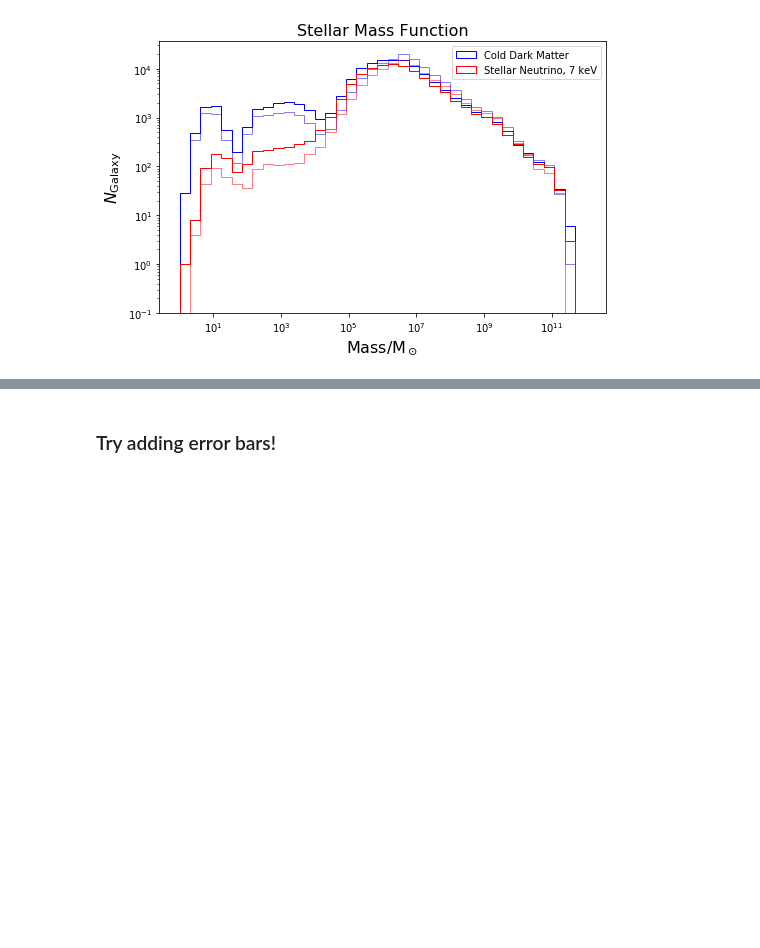
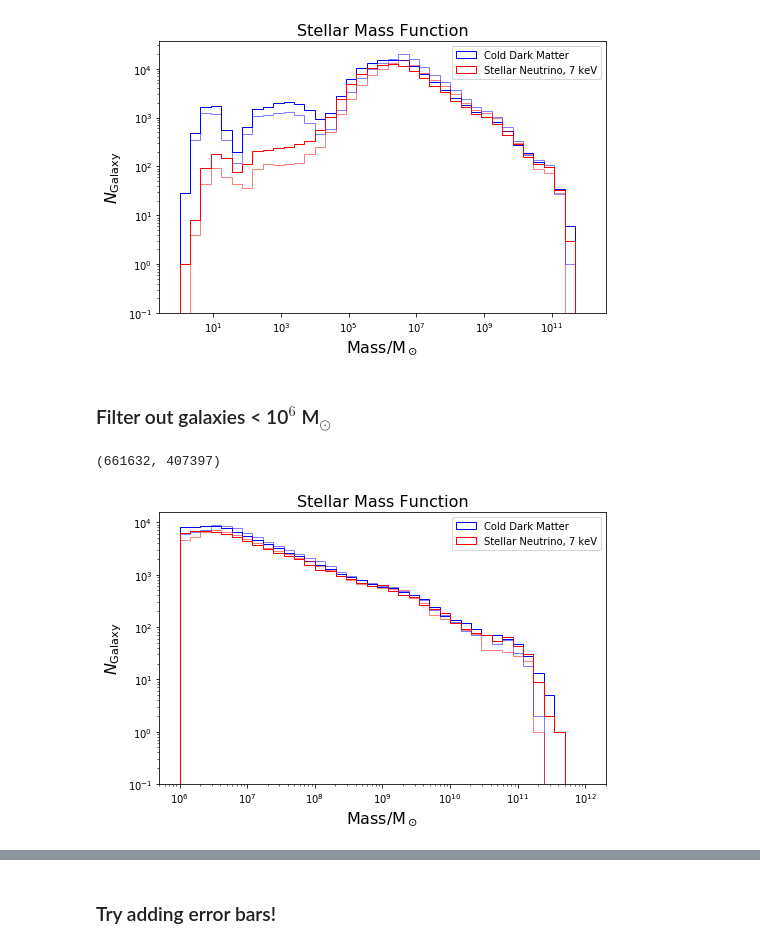
Before and after one commit to mshiferaw/WDM, a Jupyter notebook: Summer 2020/0 Environment_Galaxies_Part3.ipynb, the cells around one changed output, grey strips where cells are left out. Drawn from its saved outputs; the diff is of its cells as text; code cells hidden in the pictures; blank space fills up the shorter version.

```diff
--- a/Summer 2020/0 Environment_Galaxies_Part3.ipynb
+++ b/Summer 2020/0 Environment_Galaxies_Part3.ipynb
@@ -299,3 +299,16 @@ plt.legend()
 plt.show()
 # %% [output]
 [figure]
+# %% [markdown]
+### Filter out galaxies < 10$^6$ M$_\odot$
+# %%
+# filter out galaxies less than 10^6 solar masses
+cdm_envelope_mass_filtered=cdm_envelope_mass[cdm_galaxy_mass>10**6]
+wdm_envelope_mass_filtered=wdm_envelope_mass[wdm_galaxy_mass>10**6]
+
+cdm_galaxy_mass_filtered=cdm_galaxy_mass[cdm_galaxy_mass>10**6]
+wdm_galaxy_mass_filtered=wdm_galaxy_mass[wdm_galaxy_mass>10**6]
+
+len(cdm_galaxy_mass),len(cdm_galaxy_mass_filtered)
+# %% [output]
+(661632, 407397)
@@ -302,2 +326,24 @@ plt.show()
+# %%
+# Create a histogram
+bins = np.logspace(6, 12, 40) #always pre-specify bins
+
+fig = plt.figure(figsize = (8,5))
+N_cdm_top,bins_cdm_top,patches_cdm_top=plt.hist(cdm_top_galaxy_mass_filtered,label='Cold Dark Matter',color='blue',
+                                                bins=bins, log = True, histtype = 'step')
+N_cdm_low,bins_cdm_low,patches_cdm_low=plt.hist(cdm_low_galaxy_mass_filtered,color='blue', log = True,bins=bins,
+                                                histtype = 'step',alpha=0.5)
+N_wdm_top,bins_wdm_top,patches_wdm_top=plt.hist(wdm_top_galaxy_mass_filtered,label='Stellar Neutrino, 7 keV',
+                                                bins=bins, color='red', log = True, histtype = 'step')
+N_wdm_low,bins_wdm_low,patches_wdm_low=plt.hist(wdm_low_galaxy_mass_filtered,color='red',bins=bins, log = True,
+                                                histtype = 'step',alpha=0.5)
+plt.title("Stellar Mass Function", fontsize = 16)
+plt.ylabel(r"$N_{\rm {Galaxy}}$", fontsize = 16)
+plt.xlabel("Mass/M$_\odot$", fontsize = 16)
+plt.xscale("Log")
+plt.legend()
+
+plt.show()
+# %% [output]
+[figure, added]
 # %%
 # line plot of histogram
```
Also changed, not shown: parts of 8 cells of this notebook.
